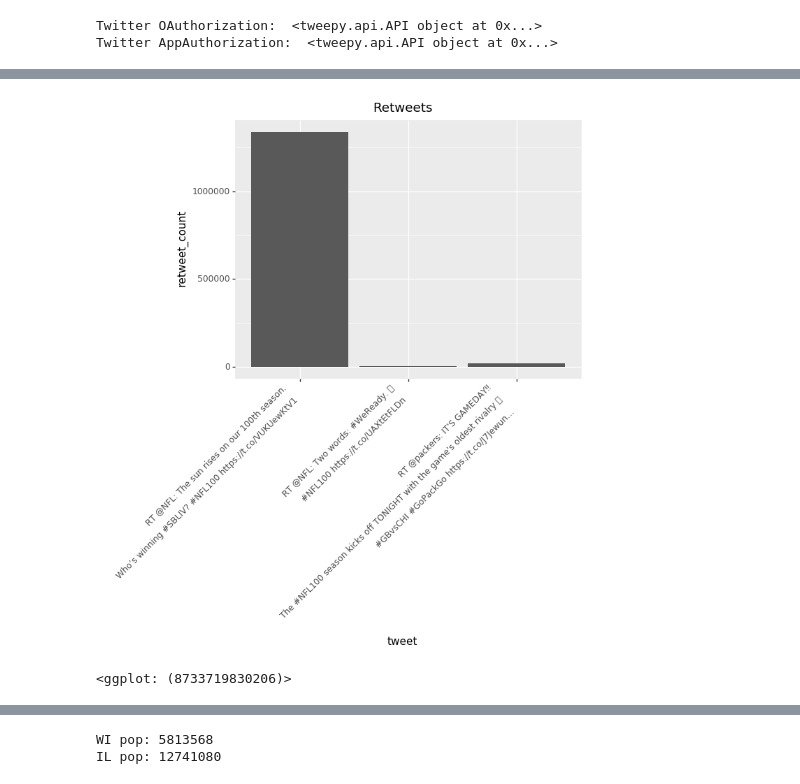
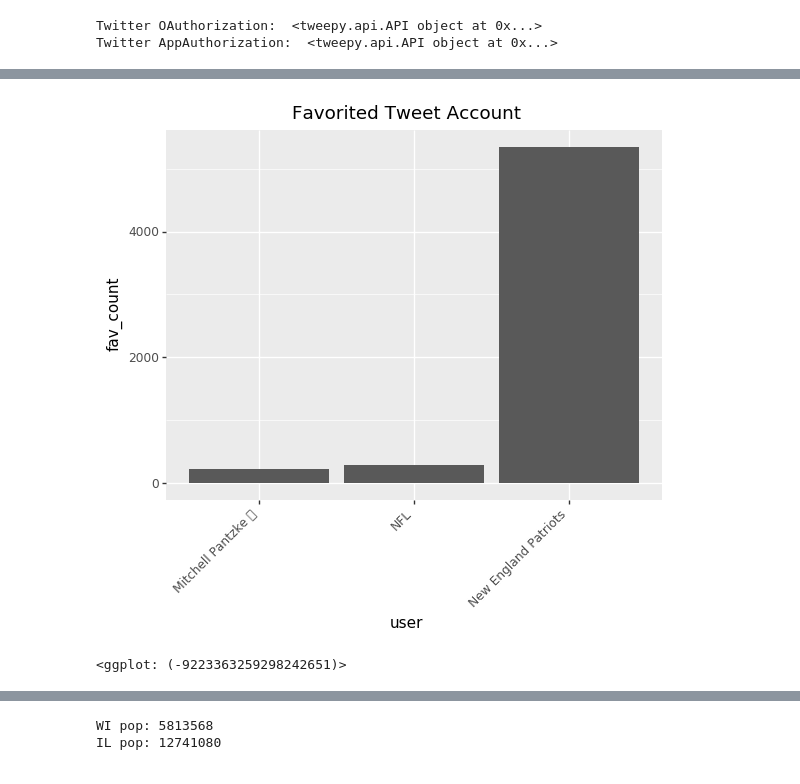
Before and after one commit to PierreCasco/twitter_and_football, a Jupyter notebook: Twitter_and_Football.ipynb, the cells around one changed output, grey strips where cells are left out. Saved outputs shown, nothing was run; the diff lists cells and outputs as text; code cells hidden in the pictures.

```diff
--- a/Twitter_and_Football.ipynb
+++ b/Twitter_and_Football.ipynb
@@ -76,6 +76,7 @@ def tweets_to_df(path):
     text = []
     month = []
     day = []
+    hour = []
     hashtag = []
     url = []
     favorite = []
@@ -96,6 +97,9 @@ def tweets_to_df(path):
         date = t['created_at']
         month.append(date.split(' ')[1])
         day.append(date.split(' ')[2])
+
+        time = date.split(' ')[3].split(':')
+        hour.append(time[0])
 
         # Has hashtag
         if len(t['entities']['hashtags']) == 0:
@@ -136,6 +140,7 @@ def tweets_to_df(path):
     d = {'tweet': text,
          'month' : month,
          'day': day,
+         'hour' : hour,
          'has_hashtag': hashtag,
          'has_url': url,
          'fav_count': favorite,
@@ -162,16 +167,16 @@ tweets_df.head(5)
 # %%
 from plotnine import *
 
 
 #dodge_text = position_dodge(width=0.9)
 
-(ggplot(tweets_df[tweets_df['retweet_count'] > 1000],
-       aes(x='tweet',y='retweet_count')) +
+(ggplot(tweets_df[tweets_df['fav_count'] > 200],
+       aes(x='user',y='fav_count')) +
        geom_col() + theme(axis_text_x=element_text(rotation=45, hjust=1)) +
-      ggtitle('Retweets'))
+      ggtitle('Favorited Tweet Account'))
 # %% [output]
-[figure, old version]
+[figure, new version]
-<ggplot: (8733719830206)>
+<ggplot: (-9223363259298242651)>
 # %%
 (ggplot(tweets_df.sort_values(by='followers',ascending=False).head(5),
        aes(x='screen_name',y='followers')) +
```
Also changed, not shown: parts of 8 cells of this notebook.
